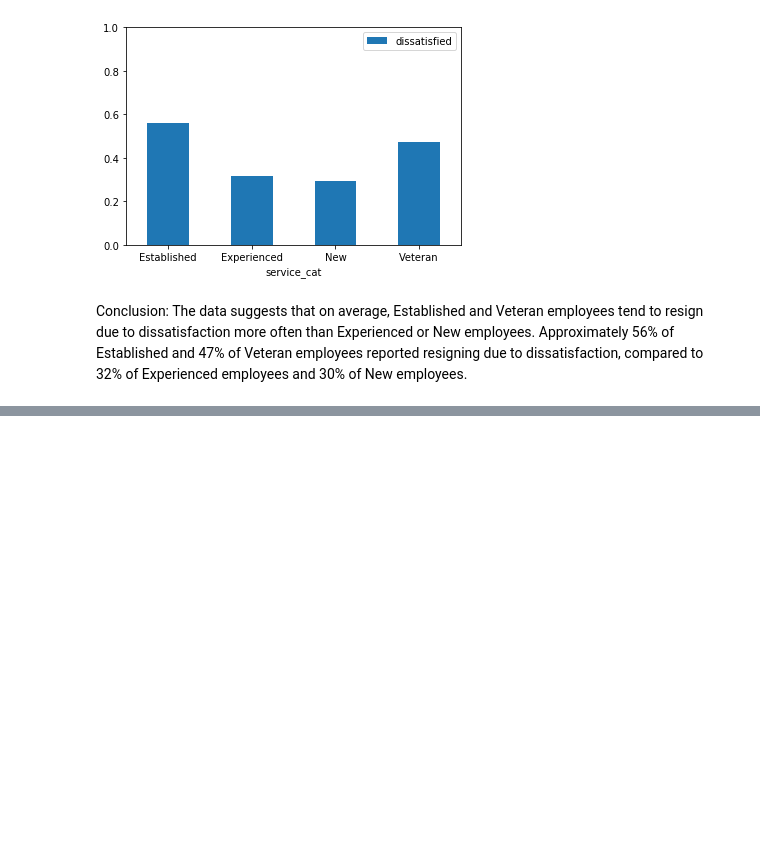
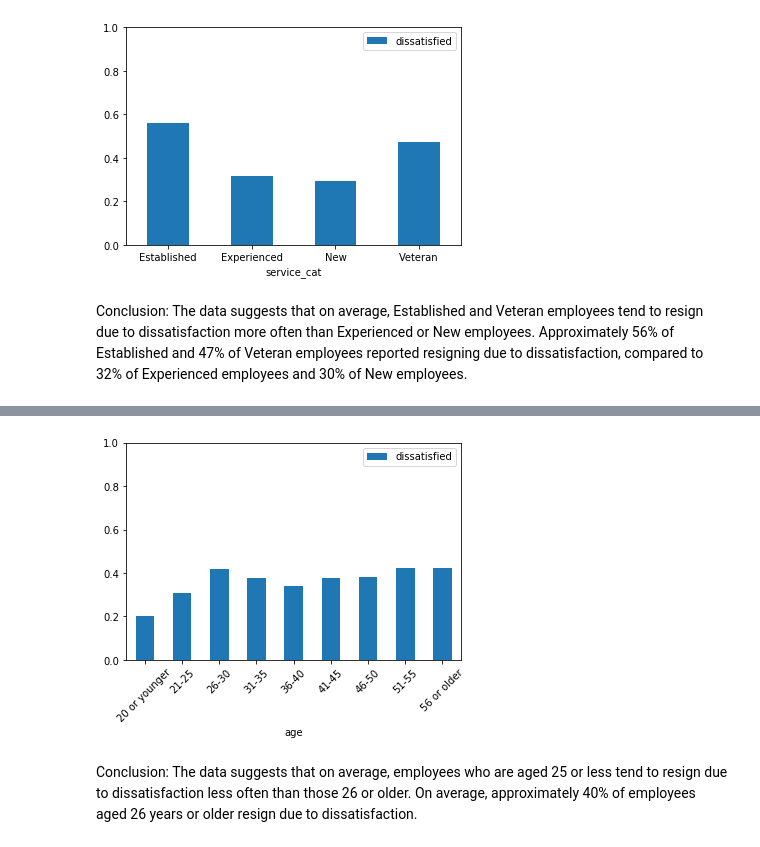
Before and after one commit to leighwest/Data-Science-Exit-Survey, a Jupyter notebook: Exit Survey.ipynb, the cells around one changed output, grey strips where cells are left out. Saved outputs shown, nothing was run; the diff lists cells and outputs as text; code cells hidden in the pictures; blank space fills up the shorter version.

```diff
--- a/Exit Survey.ipynb
+++ b/Exit Survey.ipynb
@@ -282,0 +312,6 @@ Conclusion: The data suggests that on average, Established and Veteran employees
+# %%
+# The dete data has an extra age range backet. Specifically, the tafe data groups the oldest employees noted as '56 or older'
+# The dete data however has their eldest employees noted as '60 or older'.  We'll need to rename the '56-60' and
+# '60 or older' cells these cells to '56 or older' to be consistent.
+
+combined['age'] = combined['age'].str.replace(' ','').str.replace('56orolder', '56 or older').str.replace('61orolder', '56 or older').str.replace('20oryounger', '20 or younger').str.replace('\x96', '-').str.replace('56-60','56 or older')
@@ -282,0 +333,13 @@ Conclusion: The data suggests that on average, Established and Veteran employees
+# %%
+# drop NaN values in age column
+combined['age'].dropna(inplace=True)
+# %%
+dissatisfied_by_age_group = combined.pivot_table(index='age', values='dissatisfied')
+
+dissatisfied_by_age_group.plot(kind='bar', rot=45, ylim=(0,1))
+
+plt.show()
+# %% [output]
+[figure, added]
+# %% [markdown]
+Conclusion: The data suggests that on average, employees who are aged 25 or less tend to resign due to dissatisfaction less often than those 26 or older. On average, approximately 40% of employees aged 26 years or older resign due to dissatisfaction.
```
Also changed, not shown: parts of 22 cells of this notebook.
